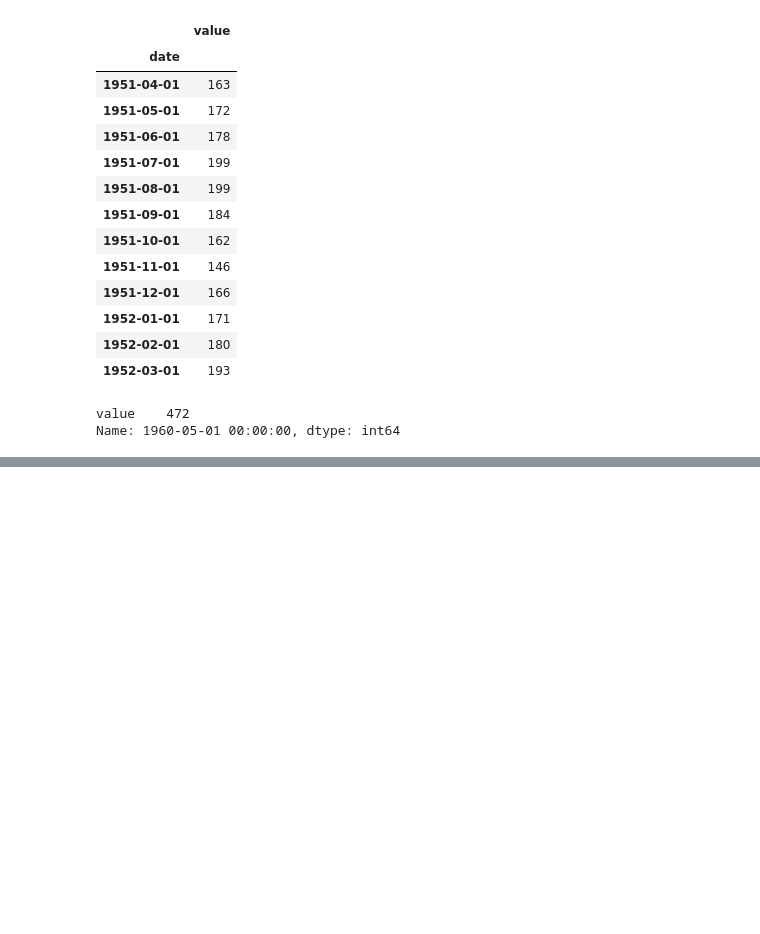
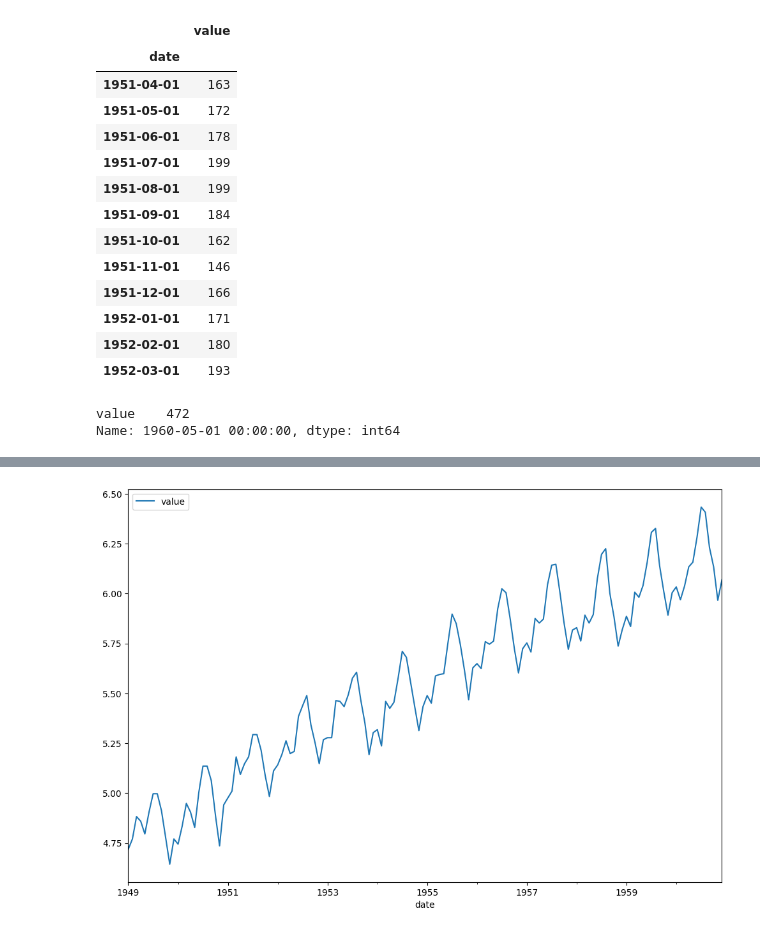
Before and after one commit to AgentAhmed/Time-Series, a Jupyter notebook: timeseries.ipynb, the cells around one changed output, grey strips where cells are left out. Cells and saved outputs as stored; diff of their text form; code cells hidden in the pictures; blank space fills up the shorter version.

```diff
--- a/timeseries.ipynb
+++ b/timeseries.ipynb
@@ -90,0 +116,6 @@ plt.show()
+# %%
+# Visualize the log transformed series
+df1_log.plot()
+plt.show()
+# %% [output]
+[figure, added]
```
Also changed, not shown: parts of 7 cells of this notebook.
